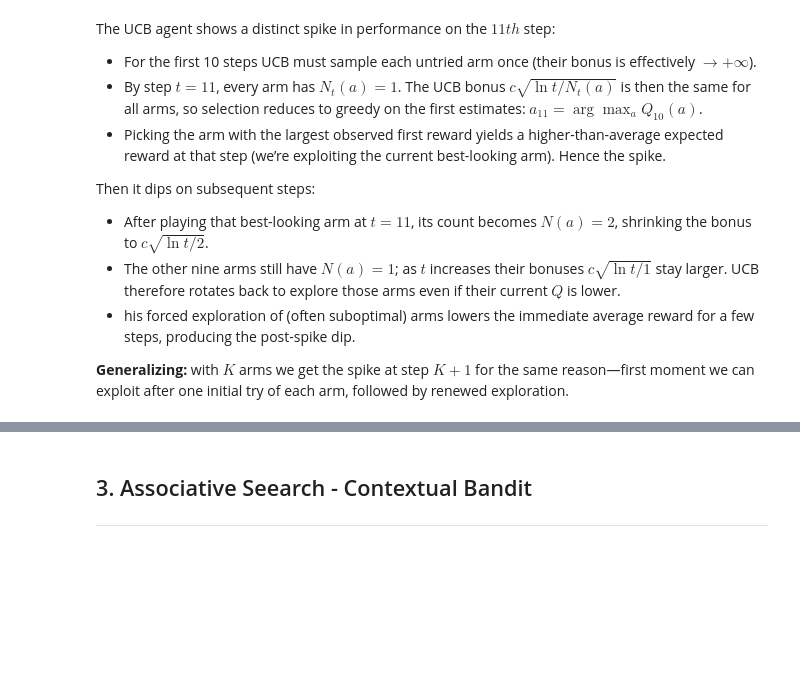
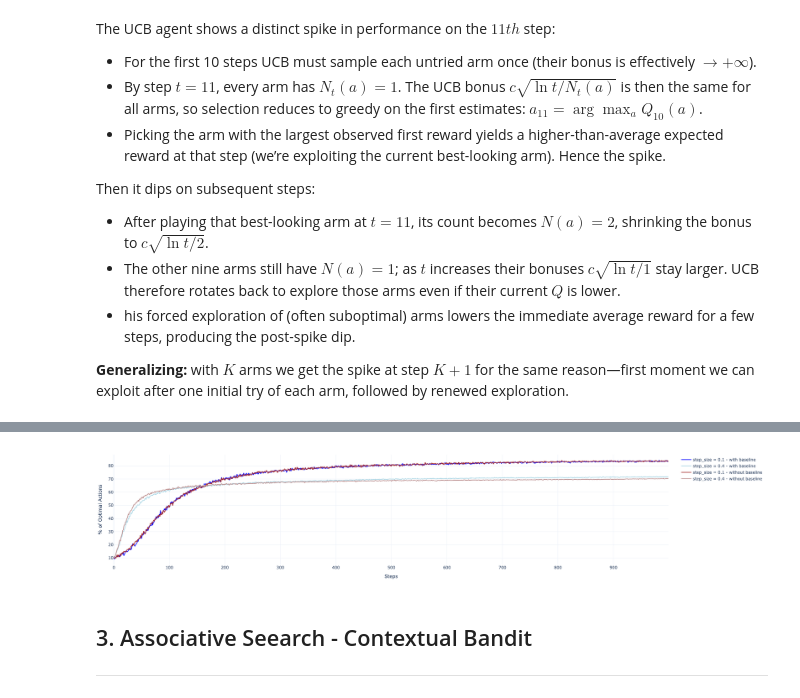
Before and after one commit to dksifoua/Reinforcement-Learning, a Jupyter notebook: notebooks/00 - Sequential Decision Making Under Uncertainty.ipynb, the cells around one changed output, grey strips where cells are left out. Drawn from its saved outputs; the diff is of its cells as text; code cells hidden in the pictures; blank space fills up the shorter version.

Commit message:
Gradient Bandit Algorithm

```diff
--- a/notebooks/00 - Sequential Decision Making Under Uncertainty.ipynb
+++ b/notebooks/00 - Sequential Decision Making Under Uncertainty.ipynb
@@ -487 +507,16 @@ Then it dips on subsequent steps:
 ___
+# %%
+%%time
+
+environment = BanditEnvironment(n_actions=N_ACTIONS, seed=SEED) # , reward_std=4.0
+
+agents = [
+    BanditGradientAgent(n_actions=N_ACTIONS, step_size=0.1, baseline=True, seed=SEED),
+    BanditGradientAgent(n_actions=N_ACTIONS, step_size=0.4, baseline=True, seed=SEED),
+    BanditGradientAgent(n_actions=N_ACTIONS, step_size=0.1, baseline=False, seed=SEED),
+    BanditGradientAgent(n_actions=N_ACTIONS, step_size=0.4, baseline=False, seed=SEED),
+]
+
+experiment = BanditExperiment(environment=environment, n_runs=2_000, n_steps=1_000)
+
+average_rewards, optimal_action_pct = experiment.start(agents=agents)
@@ -488,3 +526,33 @@ ___
+# %%
+colors = ["blue", "lightblue", "brown", "rosybrown"]
+descriptions = [
+    "step_size = 0.1 - with baseline",
+    "step_size = 0.4 - with baseline",
+    "step_size = 0.1 - without baseline",
+    "step_size = 0.4 - without baseline",
+]
+
+fig = go.Figure()
+for i, agent in enumerate(agents):
+    fig.add_trace(trace=go.Scatter(
+        y=optimal_action_pct[i],
+        marker=dict(color=colors[i]),
+        name=descriptions[i],
+    ))
+
+fig.update_xaxes(title_text="Steps")
+fig.update_xaxes(title_text="Steps")
+fig.update_yaxes(title_text="Average Reward")
+fig.update_yaxes(title_text="% of Optimal Actions")
+fig.update_layout(
+    template="plotly_white",
+    margin=dict(l=50, r=30, t=20, b=40),
+    width=1000,
+    height=400,
+)
+fig.show()
+# %% [output]
+[figure, added]
 # %% [markdown]
 ## 3. Associative Seearch - Contextual Bandit
 
```
Also changed, not shown: parts of 8 cells of this notebook, 4 other files.
